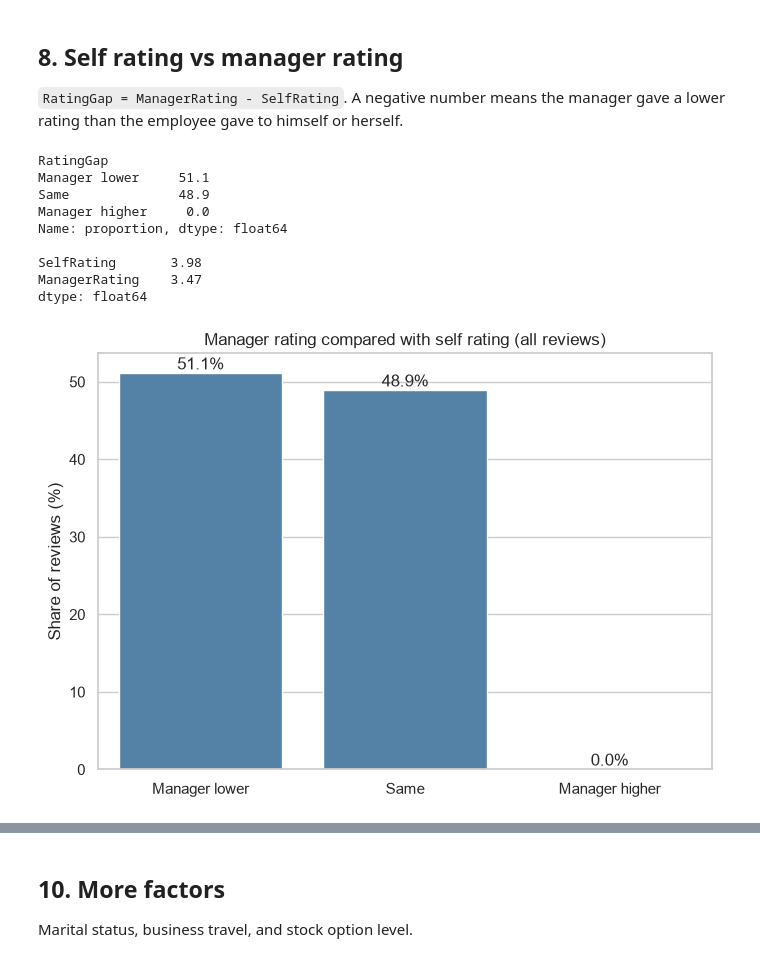
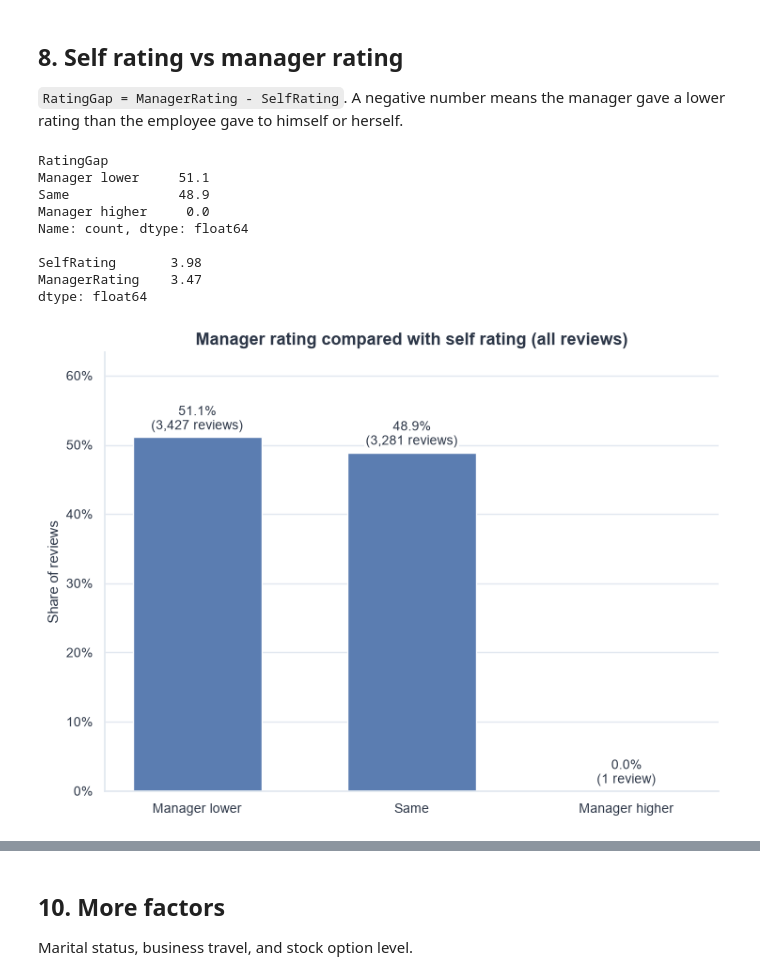
Before and after one commit to diixon/hr-analytics-project, a Jupyter notebook: notebooks/04_eda_analysis.ipynb, the cells around one changed output, grey strips where cells are left out. Drawn from its saved outputs; the diff is of its cells as text; code cells hidden in the pictures.

```diff
--- a/notebooks/04_eda_analysis.ipynb
+++ b/notebooks/04_eda_analysis.ipynb
@@ -10,17 +4,0 @@ Charts and checks in Python. Every chart is saved in the `images/` folder, so we
-# %%
-import os
-import pandas as pd
-import matplotlib.pyplot as plt
-import seaborn as sns
-
-sns.set_theme(style="whitegrid")
-plt.rcParams["figure.dpi"] = 100
-
-os.makedirs("../images", exist_ok=True)
-
-def save_chart(name):
-    plt.tight_layout()
-    plt.savefig(f"../images/{name}.png", dpi=150, bbox_inches="tight")
-    plt.show()
-
-print("Ready")
@@ -37,6 +97,7 @@ performance = pd.read_csv("../data/clean/performance_clean.csv", parse_dates=["R
 
 employee = employee.rename(columns={"DistanceFromHome (KM)": "DistanceFromHome_KM"})
 employee["Left"] = (employee["Attrition"] == "Yes").astype(int)
+employee["Status"] = employee["Attrition"].map({"Yes": "Left", "No": "Stayed"})
 employee["AgeGroup"] = pd.cut(employee["Age"], bins=[17, 25, 35, 45, 55],
                               labels=["18-25", "26-35", "36-45", "46-55"])
 
@@ -295,37 +417,41 @@ YearsSinceLastPromotion
 # %%
 performance["RatingGap"] = performance["ManagerRating"] - performance["SelfRating"]
 
 def gap_label(x):
     if x < 0:
         return "Manager lower"
     if x == 0:
         return "Same"
     return "Manager higher"
 
-gap_share = performance["RatingGap"].map(gap_label).value_counts(normalize=True).mul(100).round(1)
+categories = ["Manager lower", "Same", "Manager higher"]
+gap_counts = performance["RatingGap"].map(gap_label).value_counts().reindex(categories).fillna(0).astype(int)
+gap_share = (gap_counts / gap_counts.sum() * 100).round(1)
 print(gap_share)
 print()
 print(performance[["SelfRating", "ManagerRating"]].mean().round(2))
 
-plt.figure(figsize=(7, 5))
-ax = sns.barplot(x=gap_share.index, y=gap_share.values, color="steelblue")
-for i, v in enumerate(gap_share.values):
-    ax.text(i, v + 0.5, f"{v:.1f}%", ha="center")
-plt.title("Manager rating compared with self rating (all reviews)")
-plt.xlabel("")
-plt.ylabel("Share of reviews (%)")
+fig, ax = plt.subplots(figsize=(7.5, 5.5))
+bars = ax.bar(categories, gap_share.values, color=COLORS["primary"], width=0.6)
+bar_text = [f"{p:.1f}%\n({n:,} {'review' if n == 1 else 'reviews'})" for p, n in zip(gap_share.values, gap_counts.values)]
+label_bars(ax, bars, labels=bar_text, padding=3, fontsize=10)
+add_headroom(ax, "y", 0.18)
+percent_axis(ax, "y")
+ax.set_title("Manager rating compared with self rating (all reviews)")
+ax.set_xlabel("")
+ax.set_ylabel("Share of reviews")
 save_chart("07_self_vs_manager_rating")
 # %% [output]
 RatingGap
 Manager lower     51.1
 Same              48.9
 Manager higher     0.0
-Name: proportion, dtype: float64
+Name: count, dtype: float64
 
 SelfRating       3.98
 ManagerRating    3.47
 dtype: float64
-[figure, old version]
+[figure, new version]
 # %% [markdown]
 ## 9. Satisfaction and ratings: employees who left vs stayed
 Each employee can have several reviews, so we first take the **average per employee**, then compare the two groups. Only employees with at least one review are included.
```
Also changed, not shown: parts of 29 cells of this notebook, 13 other files.
